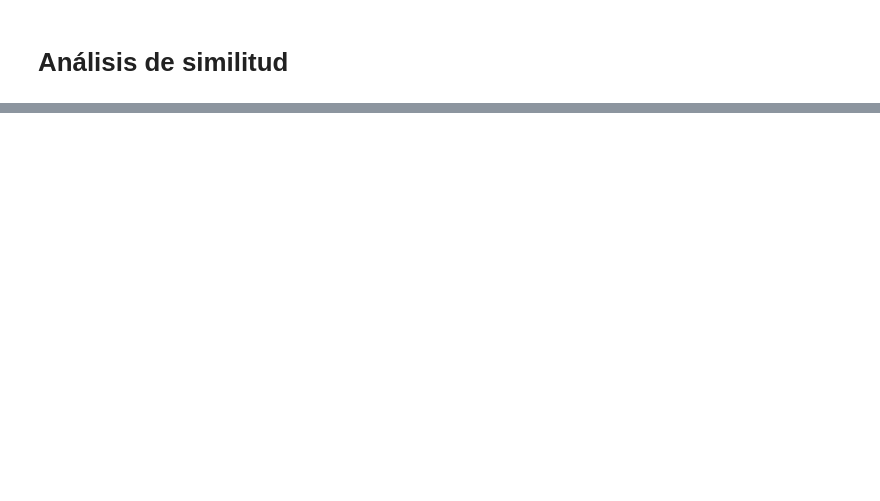
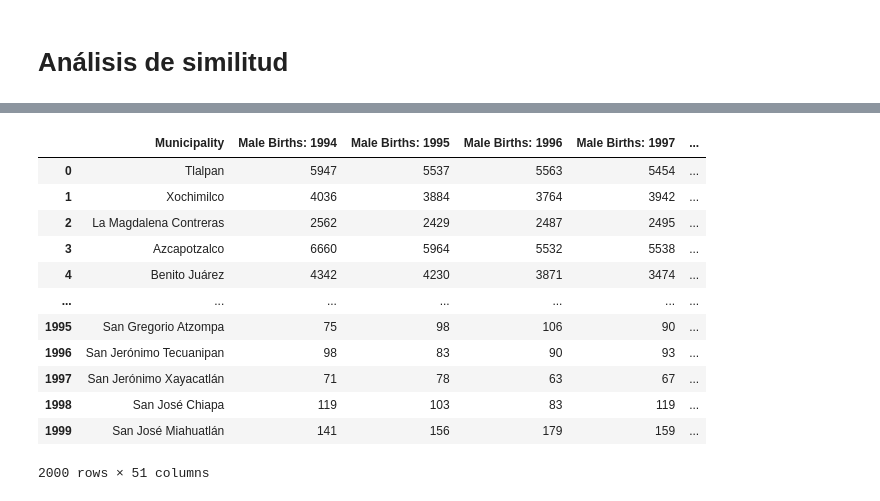
Before and after one commit to if722399/Proyecto_CDIN-, a Jupyter notebook: Proyecto CDIN.ipynb, the cells around one changed output, grey strips where cells are left out. Saved outputs shown, nothing was run; the diff lists cells and outputs as text; code cells hidden in the pictures; blank space fills up the shorter version.

```diff
--- a/Proyecto CDIN.ipynb
+++ b/Proyecto CDIN.ipynb
@@ -167,0 +194,16 @@ plt.xticks(rotation=45 );
+# %%
+df
+# %% [output]
+|  | Municipality | Male Births: 1994 | Male Births: 1995 | Male Births: 1996 | Male Births: 1997 | ... |
+| 0 | Tlalpan | 5947 | 5537 | 5563 | 5454 | ... |
+| 1 | Xochimilco | 4036 | 3884 | 3764 | 3942 | ... |
+| 2 | La Magdalena Contreras | 2562 | 2429 | 2487 | 2495 | ... |
+| 3 | Azcapotzalco | 6660 | 5964 | 5532 | 5538 | ... |
+| 4 | Benito Juárez | 4342 | 4230 | 3871 | 3474 | ... |
+| ... | ... | ... | ... | ... | ... | ... |
+| 1995 | San Gregorio Atzompa | 75 | 98 | 106 | 90 | ... |
+| 1996 | San Jerónimo Tecuanipan | 98 | 83 | 90 | 93 | ... |
+| 1997 | San Jerónimo Xayacatlán | 71 | 78 | 63 | 67 | ... |
+| 1998 | San José Chiapa | 119 | 103 | 83 | 119 | ... |
+| 1999 | San José Miahuatlán | 141 | 156 | 179 | 159 | ... |
+2000 rows × 51 columns
```
Also changed, not shown: parts of 9 cells of this notebook.
